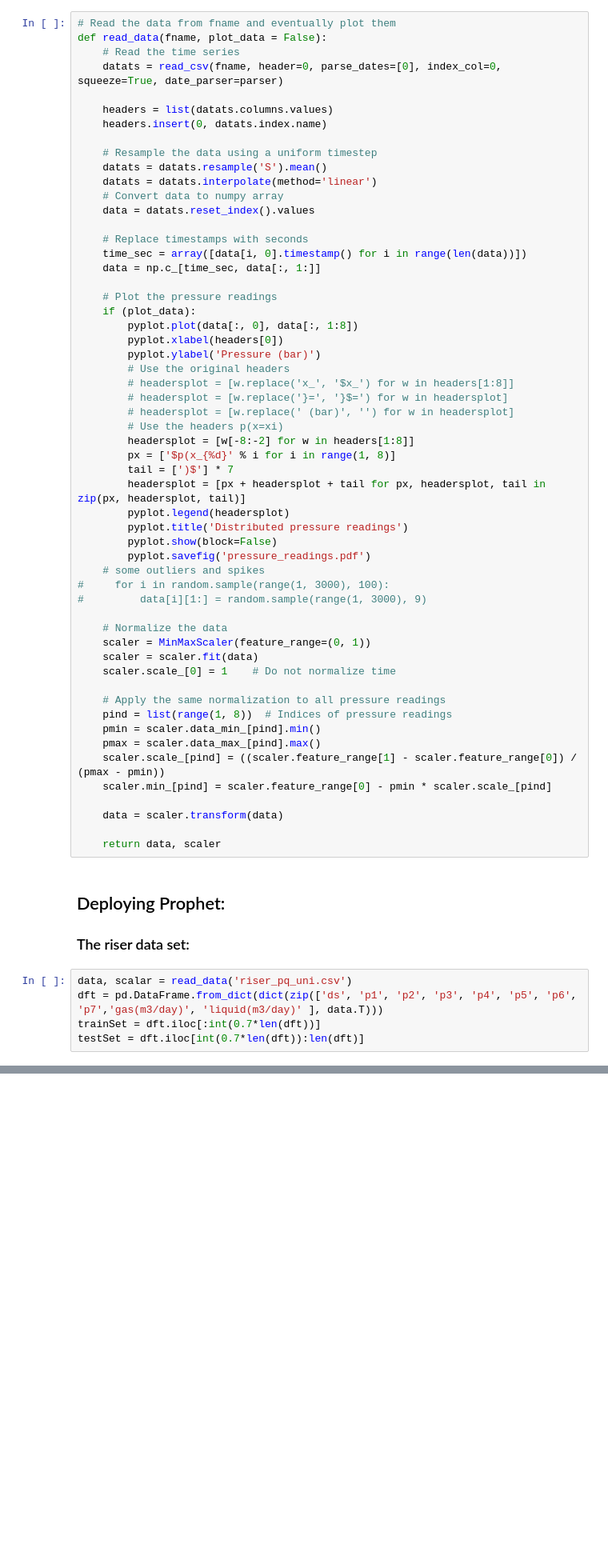
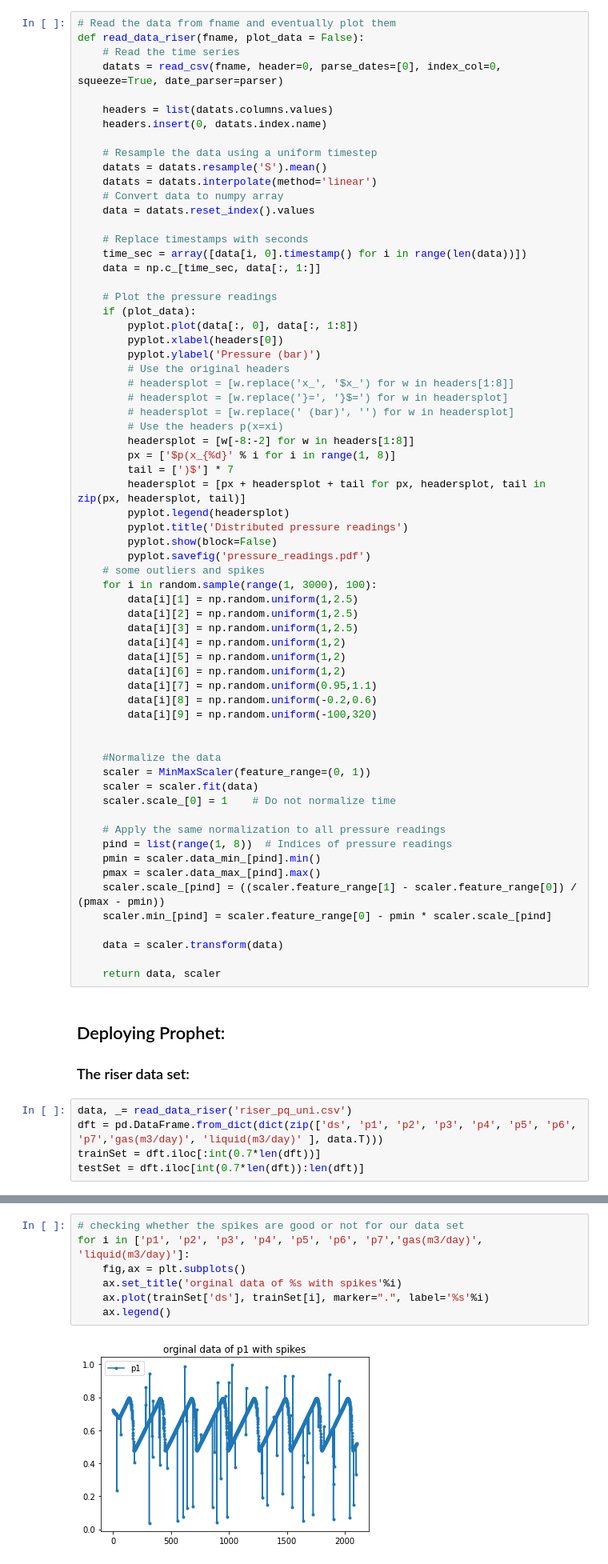
Before and after one commit to ridhaalkhabaz/DeepAR_Prophet_TCN_VFM, a Jupyter notebook: Prophet_VFM.ipynb, the cells around one changed output, grey strips where cells are left out. Shown at 80% size. Saved outputs shown, nothing was run; the diff lists cells and outputs as text; blank space fills up the shorter version.

```diff
--- a/Prophet_VFM.ipynb
+++ b/Prophet_VFM.ipynb
@@ -44,7 +54,7 @@ def parser(x):
     return z
 # %%
 # Read the data from fname and eventually plot them
-def read_data(fname, plot_data = False):
+def read_data_riser(fname, plot_data = False):
     # Read the time series
     datats = read_csv(fname, header=0, parse_dates=[0], index_col=0, squeeze=True, date_parser=parser)
 
@@ -80,10 +90,19 @@ def read_data(fname, plot_data = False):
         pyplot.show(block=False)
         pyplot.savefig('pressure_readings.pdf')
     # some outliers and spikes
-#     for i in random.sample(range(1, 3000), 100):
-#         data[i][1:] = random.sample(range(1, 3000), 9)
+    for i in random.sample(range(1, 3000), 100):
+        data[i][1] = np.random.uniform(1,2.5)
+        data[i][2] = np.random.uniform(1,2.5)
+        data[i][3] = np.random.uniform(1,2.5)
+        data[i][4] = np.random.uniform(1,2)
+        data[i][5] = np.random.uniform(1,2)
+        data[i][6] = np.random.uniform(1,2)
+        data[i][7] = np.random.uniform(0.95,1.1)
+        data[i][8] = np.random.uniform(-0.2,0.6)
+        data[i][9] = np.random.uniform(-100,320)
 
-    # Normalize the data
+
+    #Normalize the data
     scaler = MinMaxScaler(feature_range=(0, 1))
     scaler = scaler.fit(data)
     scaler.scale_[0] = 1    # Do not normalize time
@@ -102,7 +121,7 @@ def read_data(fname, plot_data = False):
 ## Deploying Prophet:
 ### The riser data set:
 # %%
-data, scalar = read_data('riser_pq_uni.csv')
+data, _= read_data_riser('riser_pq_uni.csv')
 dft = pd.DataFrame.from_dict(dict(zip(['ds', 'p1', 'p2', 'p3', 'p4', 'p5', 'p6', 'p7','gas(m3/day)', 'liquid(m3/day)' ], data.T)))
 trainSet = dft.iloc[:int(0.7*len(dft))]
 testSet = dft.iloc[int(0.7*len(dft)):len(dft)]
@@ -115,0 +128,9 @@ ax.legend()
+# %%
+# checking whether the spikes are good or not for our data set
+for i in ['p1', 'p2', 'p3', 'p4', 'p5', 'p6', 'p7','gas(m3/day)', 'liquid(m3/day)']:
+    fig,ax = plt.subplots()
+    ax.set_title('orginal data of %s with spikes'%i)
+    ax.plot(trainSet['ds'], trainSet[i], marker=".", label='%s'%i)
+    ax.legend()
+# %% [output]
+[figure, added]
```
Also changed, not shown: parts of 48 cells of this notebook, 1 other file.
